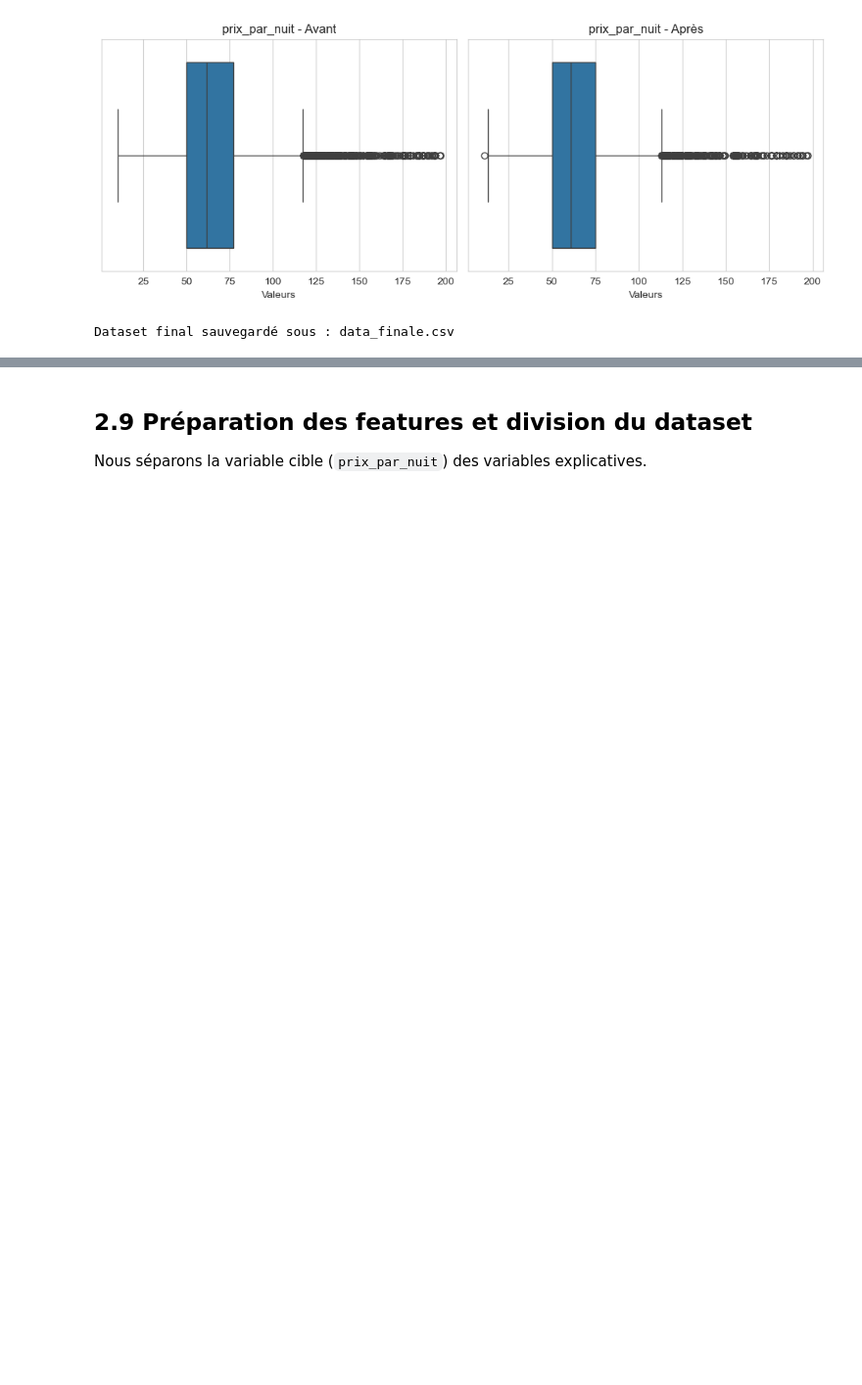
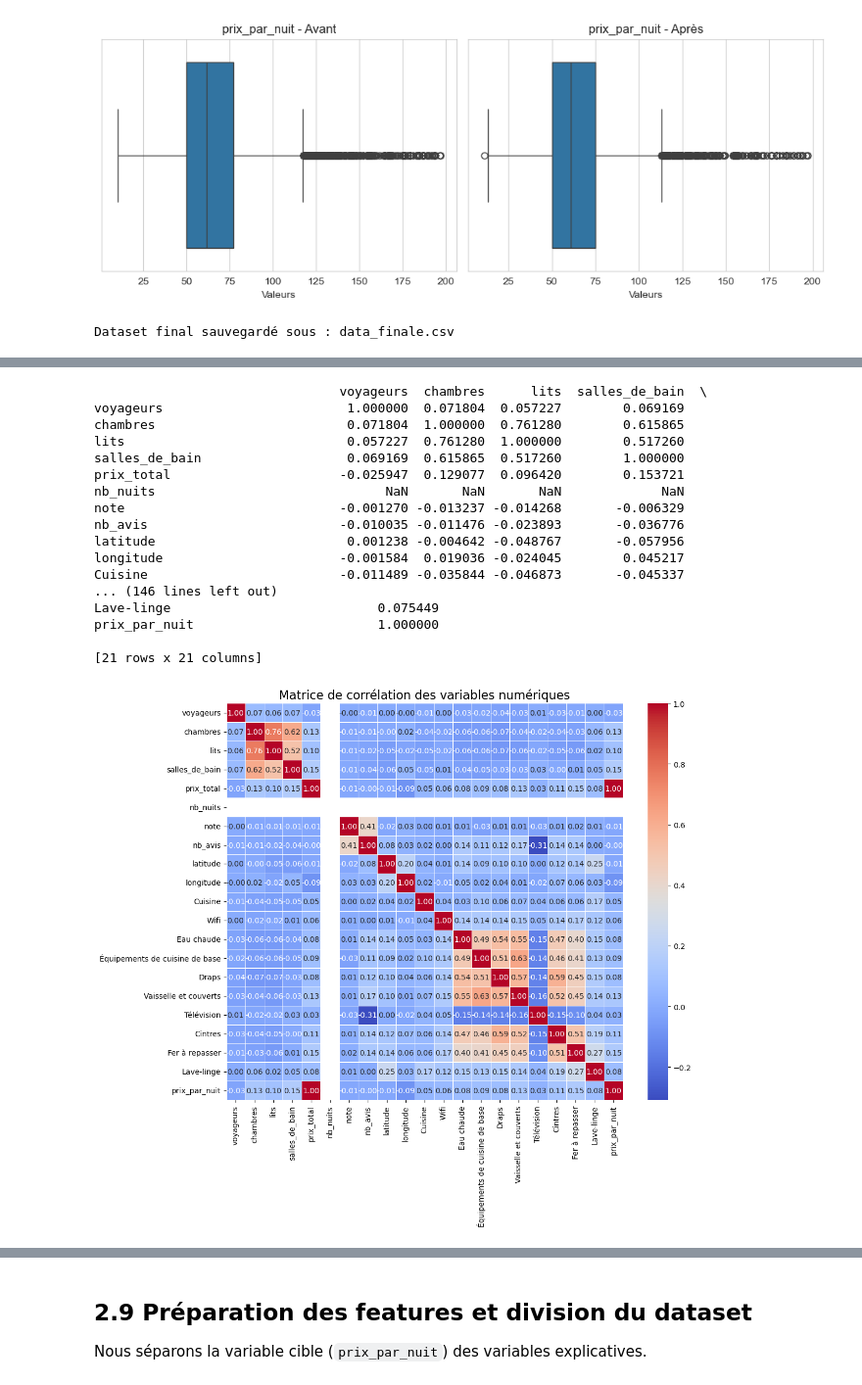
Before and after one commit to Bahriilhame/Airbnb-price-prediction, a Jupyter notebook: Codes/EDA+Nettoyage+Prétraitement.ipynb, the cells around one changed output, grey strips where cells are left out. Shown at 98% size. Saved outputs shown, nothing was run; the diff lists cells and outputs as text; code cells hidden in the pictures; blank space fills up the shorter version.

```diff
--- a/Codes/EDA+Nettoyage+Prétraitement.ipynb
+++ b/Codes/EDA+Nettoyage+Prétraitement.ipynb
@@ -1258,0 +1261,5 @@ Dataset final sauvegardé sous : data_finale.csv
+# %%
+import pandas as pd
+
+df_check = pd.read_csv("data_finale.csv")
+df_check.head()
@@ -1258,0 +1274,2 @@ Dataset final sauvegardé sous : data_finale.csv
+# %%
+df = df_check
@@ -1258,0 +1347,50 @@ Dataset final sauvegardé sous : data_finale.csv
+# %%
+import pandas as pd
+import numpy as np
+import seaborn as sns
+import matplotlib.pyplot as plt
+
+# Sélection des variables numériques
+df_numeric = df.select_dtypes(include=[np.number]).copy()
+
+# Suppression des lignes avec NaN pour la corrélation
+df_numeric = df_numeric.dropna()
+
+# Calcul de la matrice de corrélation
+corr_matrix = df_numeric.corr(method='pearson')
+
+# Affichage du DataFrame (optionnel)
+print(corr_matrix)
+plt.figure(figsize=(12,10))
+sns.heatmap(
+    corr_matrix,
+    annot=True,        # affiche les valeurs
+    fmt=".2f",         # format à 2 décimales
+    cmap="coolwarm",   # palette rouge/bleu
+    cbar=True,         # barre de couleurs
+    square=True,
+    linewidths=0.5
+)
+
+plt.title("Matrice de corrélation des variables numériques", fontsize=16)
+plt.tight_layout()
+plt.show()
+# %% [output]
+                                voyageurs  chambres      lits  salles_de_bain  \
+voyageurs                        1.000000  0.071804  0.057227        0.069169
+chambres                         0.071804  1.000000  0.761280        0.615865
+lits                             0.057227  0.761280  1.000000        0.517260
+salles_de_bain                   0.069169  0.615865  0.517260        1.000000
+prix_total                      -0.025947  0.129077  0.096420        0.153721
+nb_nuits                              NaN       NaN       NaN             NaN
+note                            -0.001270 -0.013237 -0.014268       -0.006329
+nb_avis                         -0.010035 -0.011476 -0.023893       -0.036776
+latitude                         0.001238 -0.004642 -0.048767       -0.057956
+longitude                       -0.001584  0.019036 -0.024045        0.045217
+Cuisine                         -0.011489 -0.035844 -0.046873       -0.045337
+... (146 lines left out)
+Lave-linge                           0.075449
+prix_par_nuit                        1.000000
+
+[21 rows x 21 columns]
+[figure, added]
```
Also changed, not shown: parts of 12 cells of this notebook.
